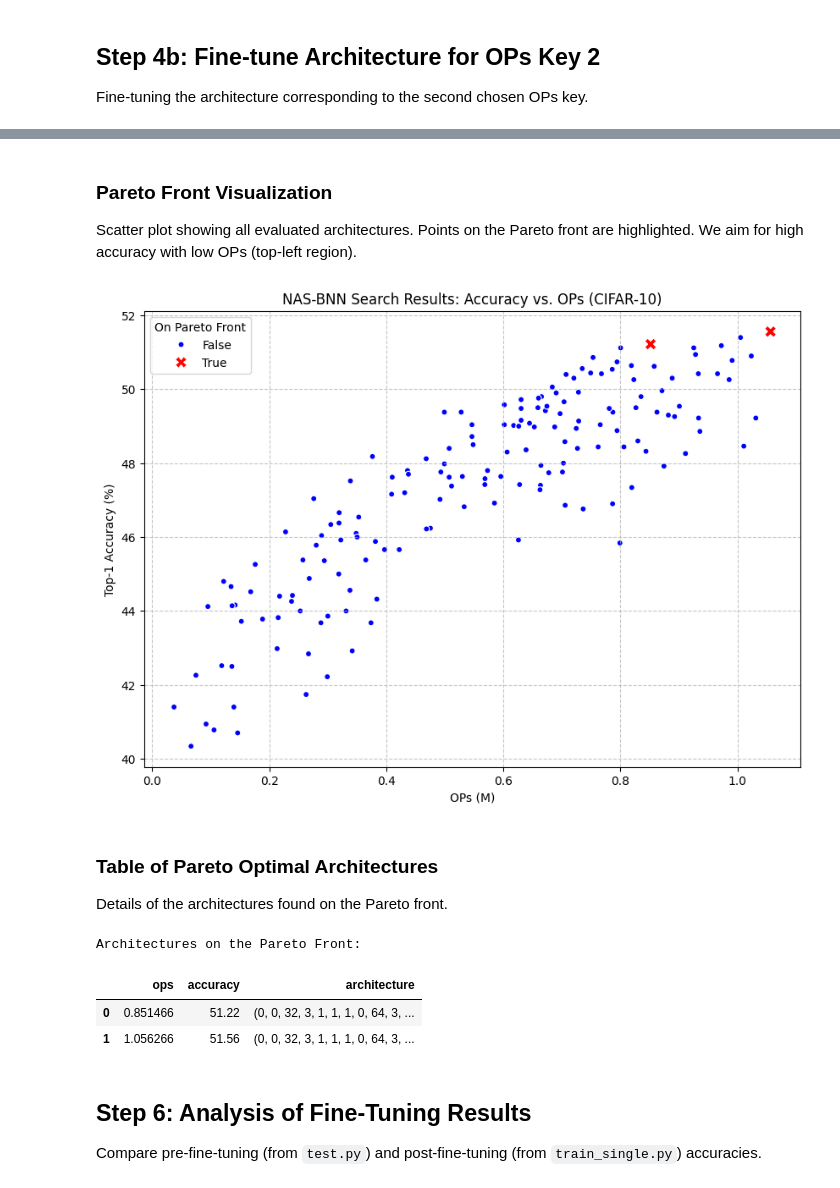
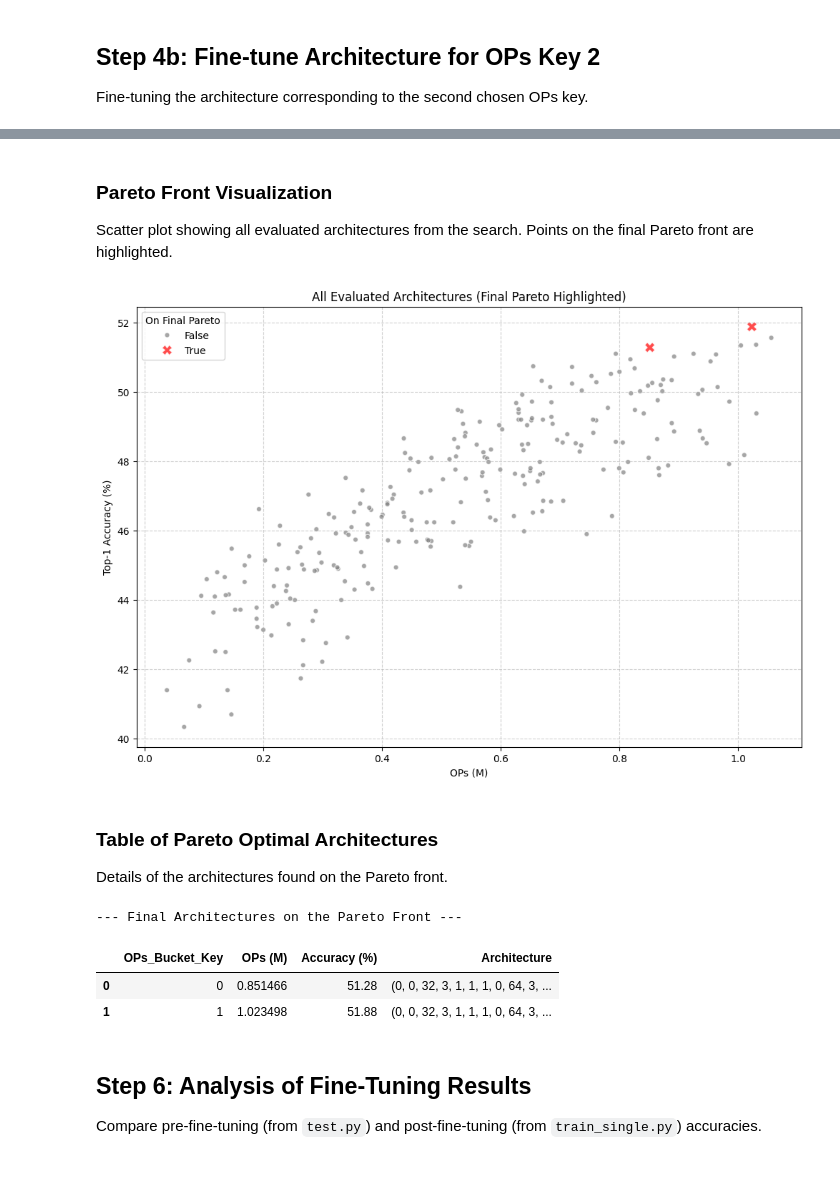
Before and after one commit to SepehrMohammady/NAS-BNN-CIFAR10-Exploration, a Jupyter notebook: run_all.ipynb, the cells around one changed output, grey strips where cells are left out. Cells and saved outputs as stored; diff of their text form; code cells hidden in the pictures.

```diff
--- a/run_all.ipynb
+++ b/run_all.ipynb
@@ -602,45 +783,45 @@ Sample of all evaluated candidates:
 # %% [markdown]
 ### Pareto Front Visualization
 
-Scatter plot showing all evaluated architectures. Points on the Pareto front are highlighted.
-We aim for high accuracy with low OPs (top-left region).
+Scatter plot showing all evaluated architectures from the search. Points on the final Pareto front are highlighted.
 # %%
-if not df_all.empty:
-    plt.figure(figsize=(10, 7))
+if not df_all_plot.empty:
+    plt.figure(figsize=(12, 8))
+    if 'on_final_pareto' in df_all_plot.columns and df_all_plot['on_final_pareto'].isin([True, False]).all():
+        sns.scatterplot(data=df_all_plot, x='ops', y='accuracy', hue='on_final_pareto',
+                        palette={True: 'red', False: 'grey'}, style='on_final_pareto',
+                        markers={True: 'X', False: '.'}, s=100 if any(df_all_plot['on_final_pareto']) else 70, # Make Pareto points bigger
+                        alpha=0.7)
+        plt.legend(title='On Final Pareto')
+    else:
+        print("Warning: 'on_final_pareto' column issue. Plotting all points uniformly.")
+        sns.scatterplot(data=df_all_plot, x='ops', y='accuracy', color='grey', s=50, alpha=0.7)
 
-    # Plot all evaluated candidates
-    sns.scatterplot(data=df_all, x='ops', y='accuracy', hue='on_pareto',
-                    palette={True: 'red', False: 'blue'},
-                    style='on_pareto', markers={True: 'X', False: '.'}, s=100)
-
-    plt.title('NAS-BNN Search Results: Accuracy vs. OPs (CIFAR-10)')
+    plt.title('All Evaluated Architectures (Final Pareto Highlighted)')
     plt.xlabel('OPs (M)')
     plt.ylabel('Top-1 Accuracy (%)')
-    plt.grid(True, linestyle='--', alpha=0.7)
-    plt.legend(title='On Pareto Front')
+    plt.grid(True, linestyle='--', alpha=0.6)
     plt.show()
 else:
-    print("No data to plot from vis_dict.")
+    print("No data from vis_dict to plot the scatter of all evaluated architectures.")
 # %% [output]
-[figure, old version]
+[figure, new version]
 # %% [markdown]
 ### Table of Pareto Optimal Architectures
 
 Details of the architectures found on the Pareto front.
 # %%
-if pareto_global and not df_all.empty:
-    df_pareto = df_all[df_all['on_pareto'] == True].sort_values(by='ops').reset_index(drop=True)
-    print("Architectures on the Pareto Front:")
-    # To display the full architecture string if it's long
-    with pd.option_context('display.max_colwidth', None):
-        display(df_pareto[['ops', 'accuracy', 'architecture']])
+if not df_final_pareto_table.empty:
+    print("\n--- Final Architectures on the Pareto Front ---")
+    with pd.option_context('display.max_colwidth', None, 'display.width', 1000):
+        display(df_final_pareto_table[['OPs_Bucket_Key', 'OPs (M)', 'Accuracy (%)', 'Architecture']])
 else:
-    print("Pareto front is empty or no data loaded.")
+    print("Final Pareto front table is empty or could not be generated.")
 # %% [output]
-Architectures on the Pareto Front:
+--- Final Architectures on the Pareto Front ---
-|  | ops | accuracy | architecture |
-| 0 | 0.851466 | 51.22 | (0, 0, 32, 3, 1, 1, 1, 0, 64, 3, ... |
-| 1 | 1.056266 | 51.56 | (0, 0, 32, 3, 1, 1, 1, 0, 64, 3, ... |
+|  | OPs_Bucket_Key | OPs (M) | Accuracy (%) | Architecture |
+| 0 | 0 | 0.851466 | 51.28 | (0, 0, 32, 3, 1, 1, 1, 0, 64, 3, ... |
+| 1 | 1 | 1.023498 | 51.88 | (0, 0, 32, 3, 1, 1, 1, 0, 64, 3, ... |
 # %% [markdown]
 ## Step 6: Analysis of Fine-Tuning Results
 
```
Also changed, not shown: parts of 11 cells of this notebook, 1 other file.
